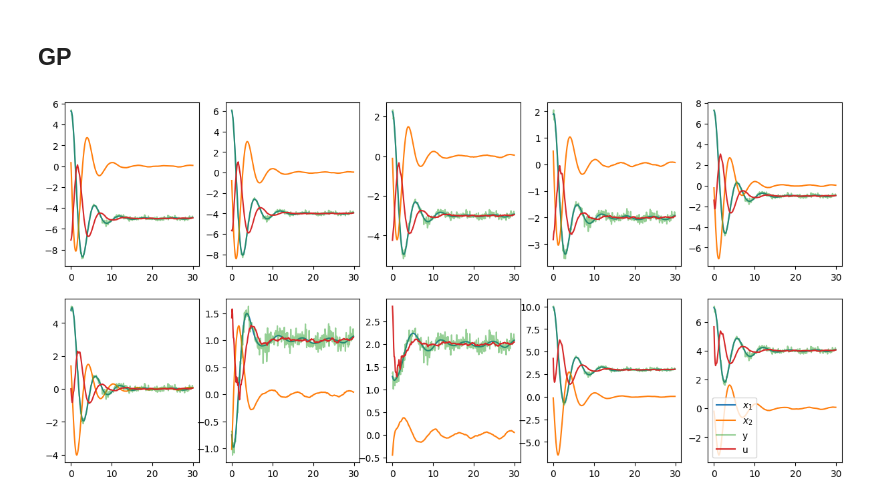
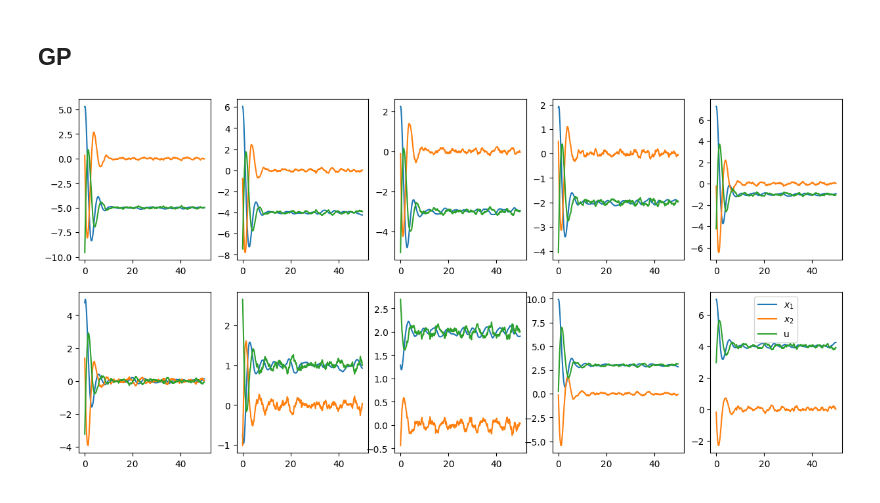
Before and after one commit to sdevries0/MultiTreeGP, a Jupyter notebook: first_pytrees.ipynb, the cells around one changed output. Cells and saved outputs as stored; diff of their text form; code cells hidden in the pictures.

```diff
--- a/first_pytrees.ipynb
+++ b/first_pytrees.ipynb
@@ -64,11 +65,12 @@ class Partial_SHO:
 class Observable_SHO:
     def __init__(self, key, dt, omega_0, sigma):
         self.n_obs = 2
+        self.n_var = 2
         self.omega_0 = omega_0
         self.sigma = sigma
         self.A = jnp.array([[0,1],[-(self.omega_0**2),0]])
         self.b = jnp.array([[0.0,1.0]]).T
-        self.W = jnp.array([[0,0],[0, self.sigma]])
+        self.W = jnp.array([[0, self.sigma]]).T
 
         self.C = jnp.eye(2)
 
@@ -138,7 +140,7 @@ class LQG:
         return jnp.concatenate([self.env.diffusion(t,x,args),jnp.zeros((1,2)),jnp.zeros((2,2)),jnp.zeros((4,2))])
 
     def solve(self, ts, x0, key, target):
-        solver = diffrax.Tsit5()
+        solver = diffrax.Euler()
         dt0 = 0.1
         saveat = diffrax.SaveAt(ts=ts)
 
@@ -206,10 +247,10 @@ class LQR:
 # %%
-def lqg_env(key, ts, x0, targets):
+def lqg_env(key, ts, x0, targets, dt):
     env_key, trial_key = jrandom.split(key, 2)
 
     omega_0 = 1.0
-    sigma = 0.01
-    obs_noise = 0.1
+    sigma = 0.1
+    obs_noise = 2
 
     env = Partial_SHO(env_key, dt, omega_0, sigma, obs_noise)
 
@@ -232,27 +273,37 @@ def lqg_env(key, ts, x0, targets):
 
     return env, fitness_function, rewards_lqg
 # %%
-def lqr_env(key, ts, x0, targets):
+def lqr_env(key, ts, x0, targets, dt):
     env_key, trial_key = jrandom.split(key, 2)
 
     omega_0 = 1.0
-    sigma = 0.0
+    sigma = 0.1
 
     env = Observable_SHO(key, dt, omega_0, sigma)
 
     fitness_function = Objective_function(env.A, env.b)
     L = env.compute_riccati(fitness_function)
 
-    LQR_control = LQR(env, L)
+    # LQR_control = LQR(env, L)
+    # xs_lqr, ys_lqr, us_lqr = jax.vmap(LQR_control.solve, in_axes=[None, 0, 0, 0])(ts, x0, jrandom.split(trial_key, 10), targets)
+    # rewards_lqr = jax.vmap(fitness_function.get_rewards, in_axes=[0,0,0])(ys_lqr, us_lqr, targets)
+
+    fig, ax = plt.subplots(ncols=5,nrows=2, figsize=(15,7))
+    ax = ax.ravel()
+    # for index in range(x0.shape[0]):
+    #     ax[index].plot(ts,xs_lqr[index,:,0], label='DE $x_1$')
+    #     ax[index].plot(ts,xs_lqr[index,:,1], label='DE $x_2$')
+    #     ax[index].plot(ts,us_lqr[index], label='DE u')
+
+    LQR_control = LQR_normal(env, L)
     xs_lqr, ys_lqr, us_lqr = jax.vmap(LQR_control.solve, in_axes=[None, 0, 0, 0])(ts, x0, jrandom.split(trial_key, 10), targets)
     rewards_lqr = jax.vmap(fitness_function.get_rewards, in_axes=[0,0,0])(ys_lqr, us_lqr, targets)
 
-    fig, ax = plt.subplots(ncols=5,nrows=2, figsize=(15,7))
-    ax = ax.ravel()
     for index in range(x0.shape[0]):
         ax[index].plot(ts,xs_lqr[index,:,0], label='$x_1$')
         ax[index].plot(ts,xs_lqr[index,:,1], label='$x_2$')
         ax[index].plot(ts,us_lqr[index], label='u')
+
     ax[-1].legend()
     plt.show()
 
@@ -260,21 +311,22 @@ def lqr_env(key, ts, x0, targets):
 # %% [markdown]
 ## GP
 # %%
-string = 'LQQ'
-key = jrandom.PRNGKey(1)
+string = 'LQR'
+seed = 1
+key = jrandom.PRNGKey(seed)
 key, init_key = jrandom.split(key, 2)
 x0 = jrandom.normal(init_key, shape=(10,2))*jnp.array([5,1])
 targets = jnp.arange(-5,5,1)
 T = 50
 dt = 0.1
 ts = jnp.arange(0,T,dt)
 
 if string == 'LQR':
-    env, fitness_function, rewards_lq = lqr_env(key, ts, x0, targets)
+    env, fitness_function, rewards_lq = lqr_env(key, ts, x0, targets, dt)
 else:
-    env, fitness_function, rewards_lq = lqg_env(key, ts, x0, targets)
+    env, fitness_function, rewards_lq = lqg_env(key, ts, x0, targets, dt)
 
-gp = multi_gp.ODE_GP(env, fitness_function.get_rewards, 3, 1, population_size=25, num_populations=4, migration_period=5)
+gp = multi_gp.ODE_GP(seed, env, fitness_function.get_rewards, 3, 1, population_size=50, num_populations=4, migration_period=5)
 # %% [output]
-[figure, old version]
+[figure, new version]
 # %%
```
Also changed, not shown: parts of 7 cells of this notebook, 1 other file.
